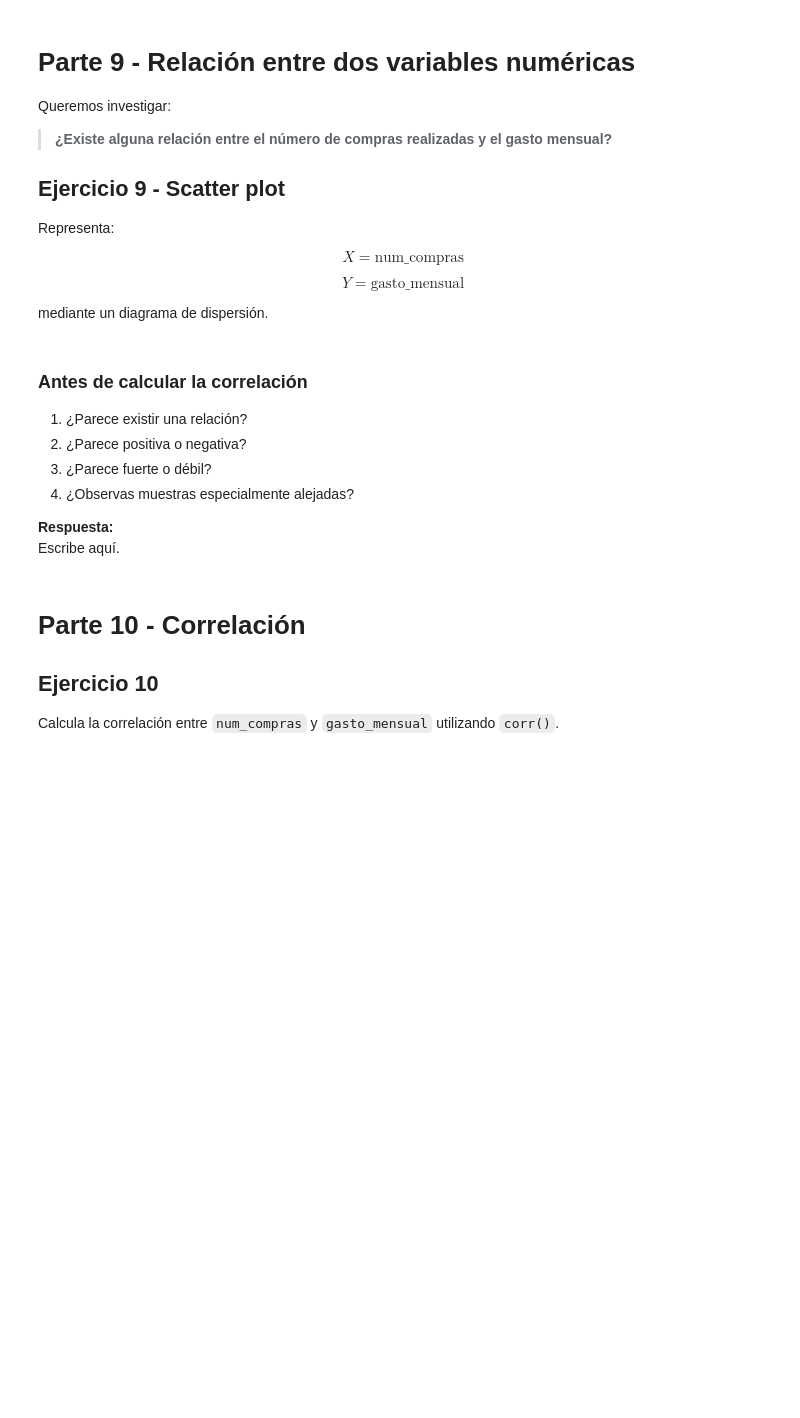
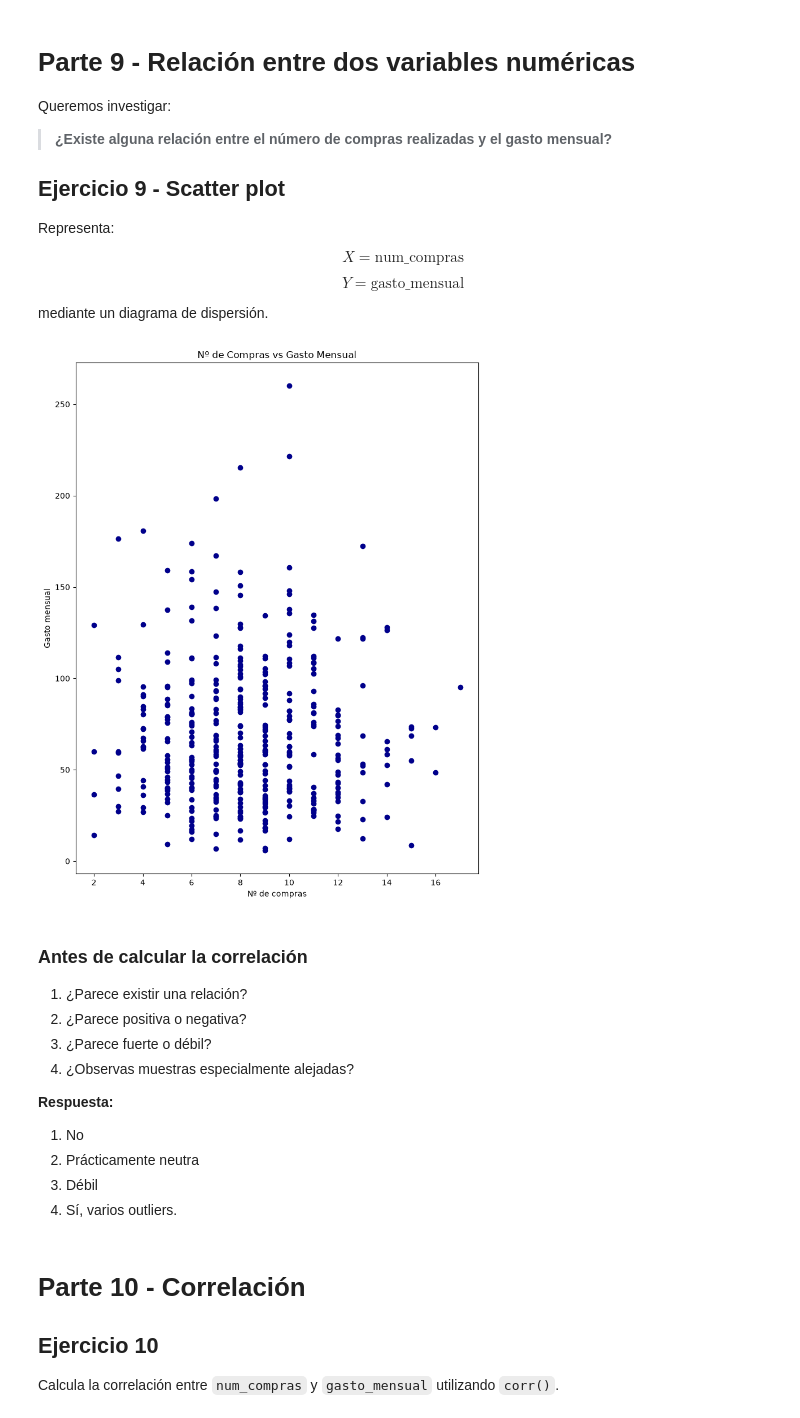
Before and after one commit to juanfeemv/jupyternotebooks, a Jupyter notebook: Practica_05_JuanFelipeMena.ipynb, the cells around one changed output. Saved outputs shown, nothing was run; the diff lists cells and outputs as text; code cells hidden in the pictures; blank space fills up the shorter version.

```diff
--- a/Practica_05_JuanFelipeMena.ipynb
+++ b/Practica_05_JuanFelipeMena.ipynb
@@ -533,6 +641,15 @@ $$
 mediante un diagrama de dispersión.
 # %%
 # TODO: crea un scatter plot de num_compras frente a gasto_mensual
+plt.figure(figsize = (8, 10))
+plt.scatter(df["num_compras"], df["gasto_mensual"], color = "darkblue")
+plt.xlabel("Nº de compras")
+plt.ylabel("Gasto mensual")
+plt.title("Nº de Compras vs Gasto Mensual")
+plt.tight_layout()
+plt.show()
+# %% [output]
+[figure, added]
 # %% [markdown]
 ### Antes de calcular la correlación
 
@@ -542,7 +659,10 @@ mediante un diagrama de dispersión.
 4. ¿Observas muestras especialmente alejadas?
 
 **Respuesta:**
-Escribe aquí.
+1. No
+2. Prácticamente neutra
+3. Débil
+4. Sí, varios outliers.
 # %% [markdown]
 # Parte 10 - Correlación
 
```
Also changed, not shown: parts of 10 cells of this notebook.
